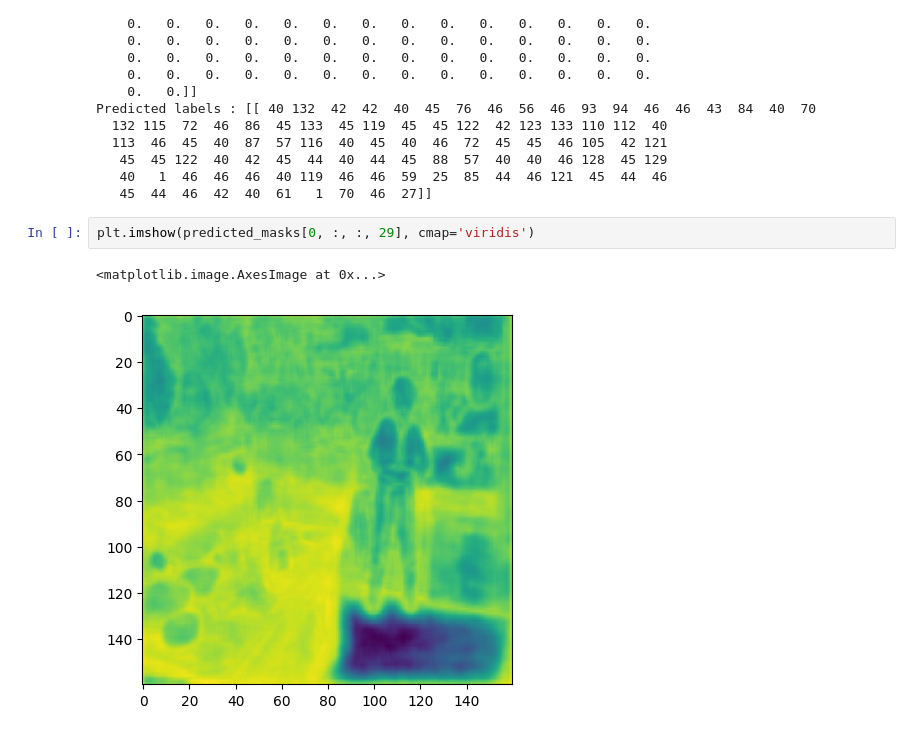
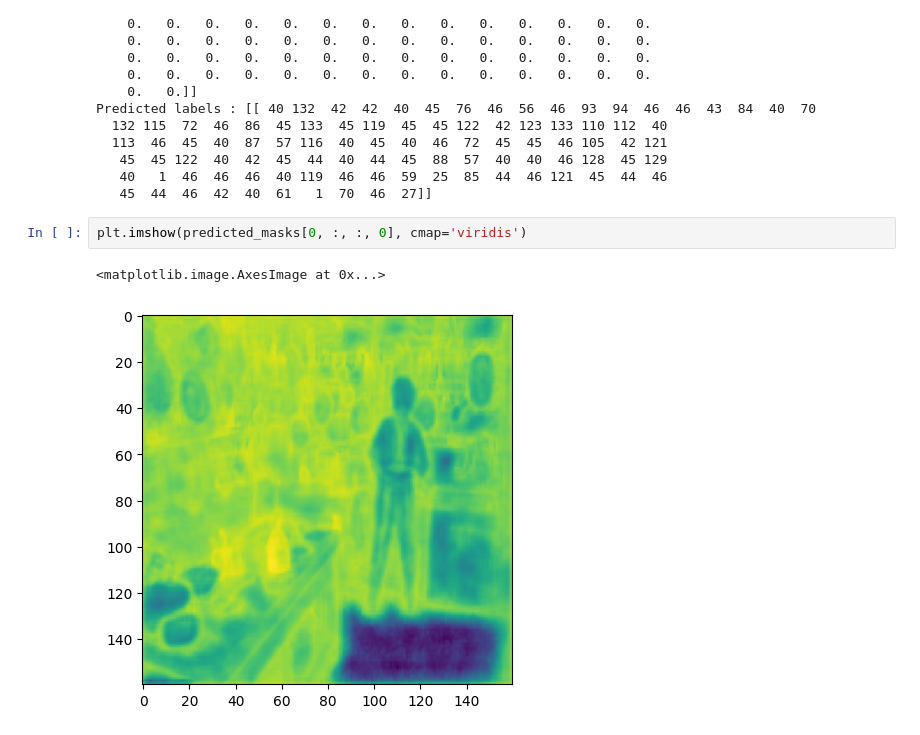
Before and after one commit to PurdueDualityLab/tf-maskformer, a Jupyter notebook: models/official/projects/maskformer/viz_maskformer.ipynb, the cells around one changed output. Drawn from its saved outputs; the diff is of its cells as text.

```diff
--- a/models/official/projects/maskformer/viz_maskformer.ipynb
+++ b/models/official/projects/maskformer/viz_maskformer.ipynb
@@ -41,7 +41,7 @@ Predicted labels : [[ 40 132  42  42  40  45  76  46  56  46  93  94  46  46  43
    40   1  46  46  46  40 119  46  46  59  25  85  44  46 121  45  44  46
    45  44  46  42  40  61   1  70  46  27]]
 # %%
-plt.imshow(predicted_masks[0, :, :, 29], cmap='viridis')
+plt.imshow(predicted_masks[0, :, :, 0], cmap='viridis')
 # %% [output]
 <matplotlib.image.AxesImage at 0x...>
-[figure, old version]
+[figure, new version]
```
Also changed, not shown: parts of 1 cell of this notebook, 1 other file.
